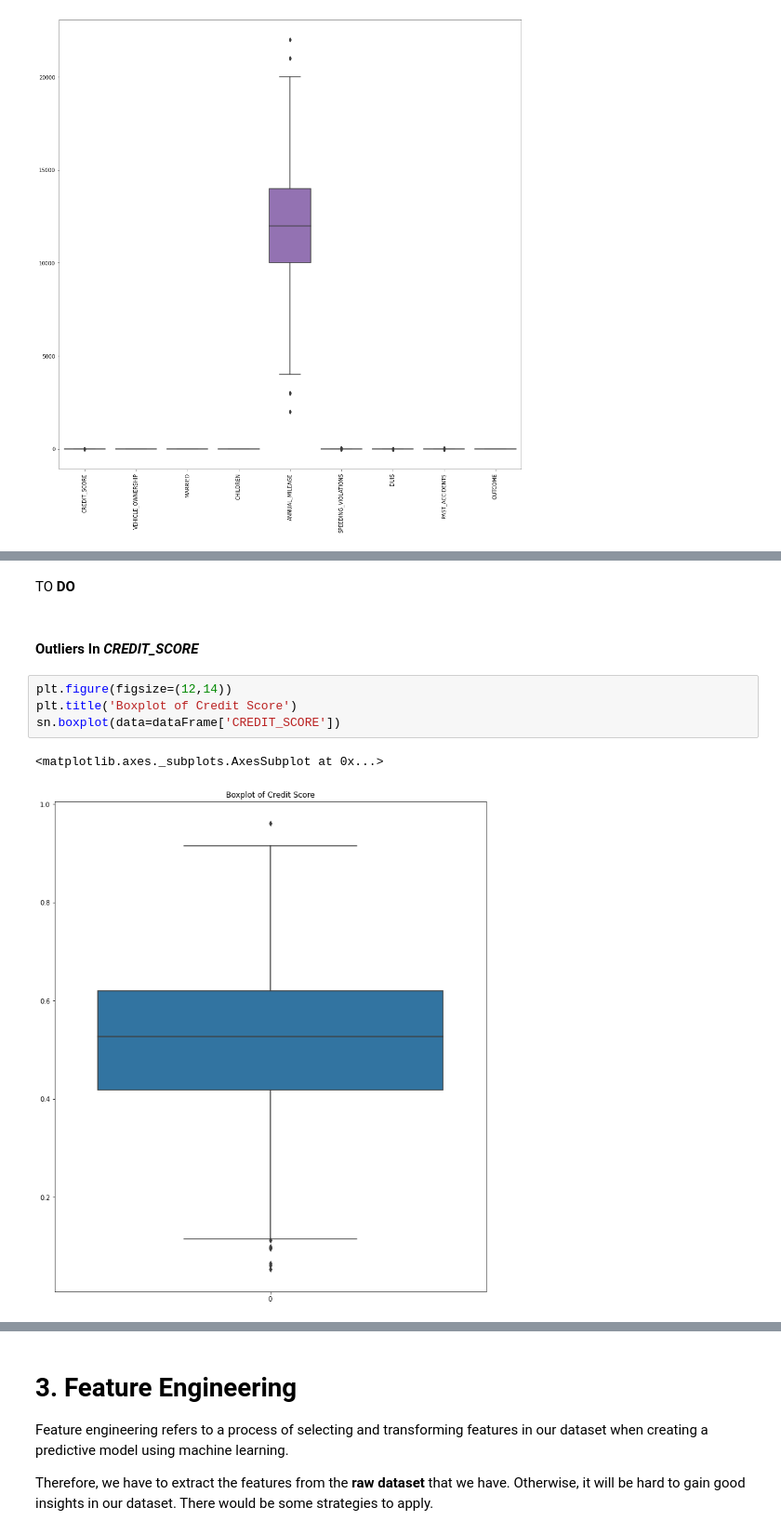
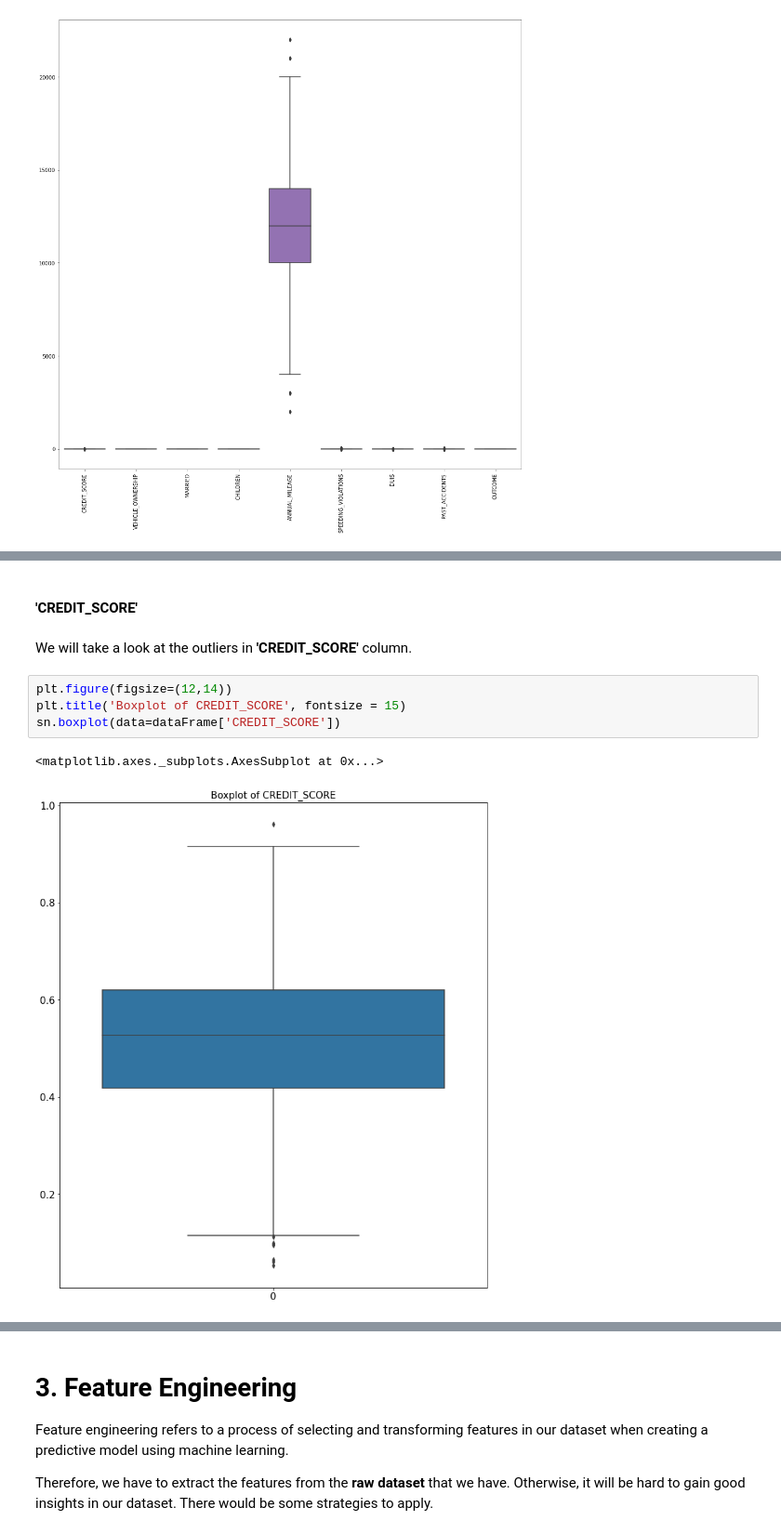
Before and after one commit to hassanteymoori/Insurance-claims-over-cars, a Jupyter notebook: Insurance-claims-over-cars.ipynb, the cells around one changed output, grey strips where cells are left out. Shown at 93% size. Saved outputs shown, nothing was run; the diff lists cells and outputs as text.

```diff
--- a/Insurance-claims-over-cars.ipynb
+++ b/Insurance-claims-over-cars.ipynb
@@ -655,14 +723,14 @@ Number of Outliers in ANNUAL_MILEAGE Column is :  16
 | 7339 | 26-39 | male | majority | 10-19y | none | working class | 0.539990 | 0.0 | ... |
 | 7548 | 16-25 | male | majority | 0-9y | university | poverty | 0.332214 | 0.0 | ... |
 | 9089 | 65+ | female | majority | 0-9y | university | upper class | 0.560541 | 1.0 | ... |
-# %% [markdown]
-TO **DO**
 # %% [markdown]
-#### Outliers In ***CREDIT_SCORE***
+#### **'CREDIT_SCORE'**
+# %% [markdown]
+We will take a look at the outliers in **'CREDIT_SCORE'** column.
 # %%
 plt.figure(figsize=(12,14))
-plt.title('Boxplot of Credit Score')
+plt.title('Boxplot of CREDIT_SCORE', fontsize = 15)
 sn.boxplot(data=dataFrame['CREDIT_SCORE'])
 # %% [output]
 <matplotlib.axes._subplots.AxesSubplot at 0x...>
-[figure, old version]
+[figure, new version]
```
Also changed, not shown: parts of 85 cells of this notebook.
